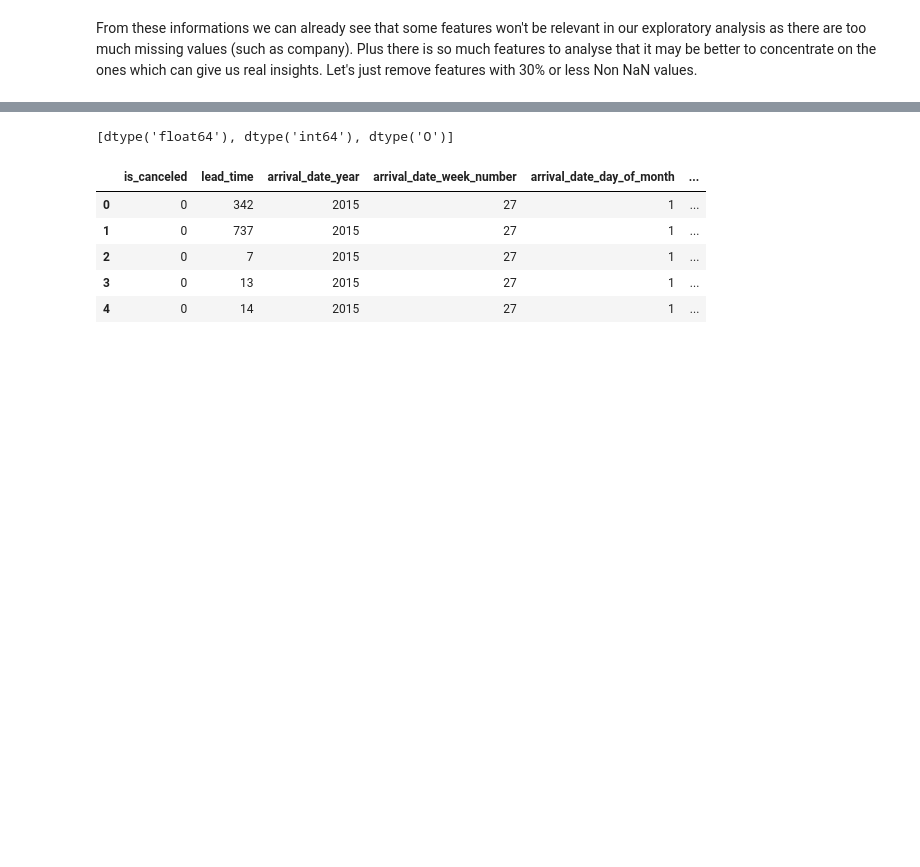
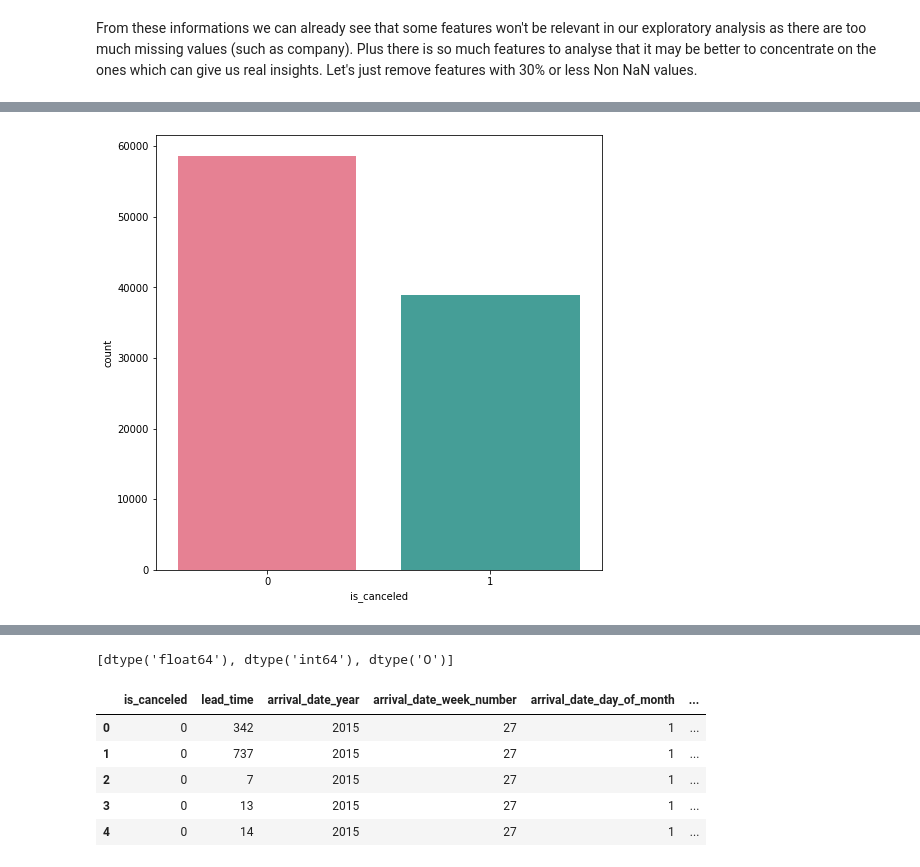
Before and after one commit to UserDs/Hotel-Booking-Analysis, a Jupyter notebook: Hotel_Booking_Analysis.ipynb, the cells around one changed output, grey strips where cells are left out. Saved outputs shown, nothing was run; the diff lists cells and outputs as text; code cells hidden in the pictures; blank space fills up the shorter version.

```diff
--- a/Hotel_Booking_Analysis.ipynb
+++ b/Hotel_Booking_Analysis.ipynb
@@ -126,0 +301,16 @@ Now lets take a look at how the housing price is distributed
+# %%
+df['kids'] = df.children + df.babies
+
+# Combine total members by adding kids and adults
+df['total_members'] = df.kids + df.adults
+
+# convert the datatypes to string
+df['arrival_date_year'] = df['arrival_date_year'].astype('str')
+df['arrival_date_month'] = df['arrival_date_month'].astype('str')
+df['arrival_date_week_number'] = df['arrival_date_week_number'].astype('str')
+df['arrival_date_day_of_month'] = df['arrival_date_day_of_month'].astype('str')
+df['is_canceled'] = df['is_canceled'].astype('str')
+df['is_repeated_guest'] = df['is_repeated_guest'].astype('str')
+# %%
+df['arrival_date'] = df['arrival_date_day_of_month'] + '-' + df['arrival_date_month'] + '-' + df['arrival_date_year']
+df['arrival_date'] = pd.to_datetime(df['arrival_date'], errors='coerce')
@@ -126,0 +356,12 @@ Now lets take a look at how the housing price is distributed
+# %%
+# Canceled bookings
+
+plt.figure(figsize=(8,8))
+
+#Canceled=1, Not canceled= 0
+sns.countplot(df['is_canceled'], palette='husl')
+plt.show()
+
+#
+# %% [output]
+[figure, added]
```
Also changed, not shown: parts of 51 cells of this notebook.
